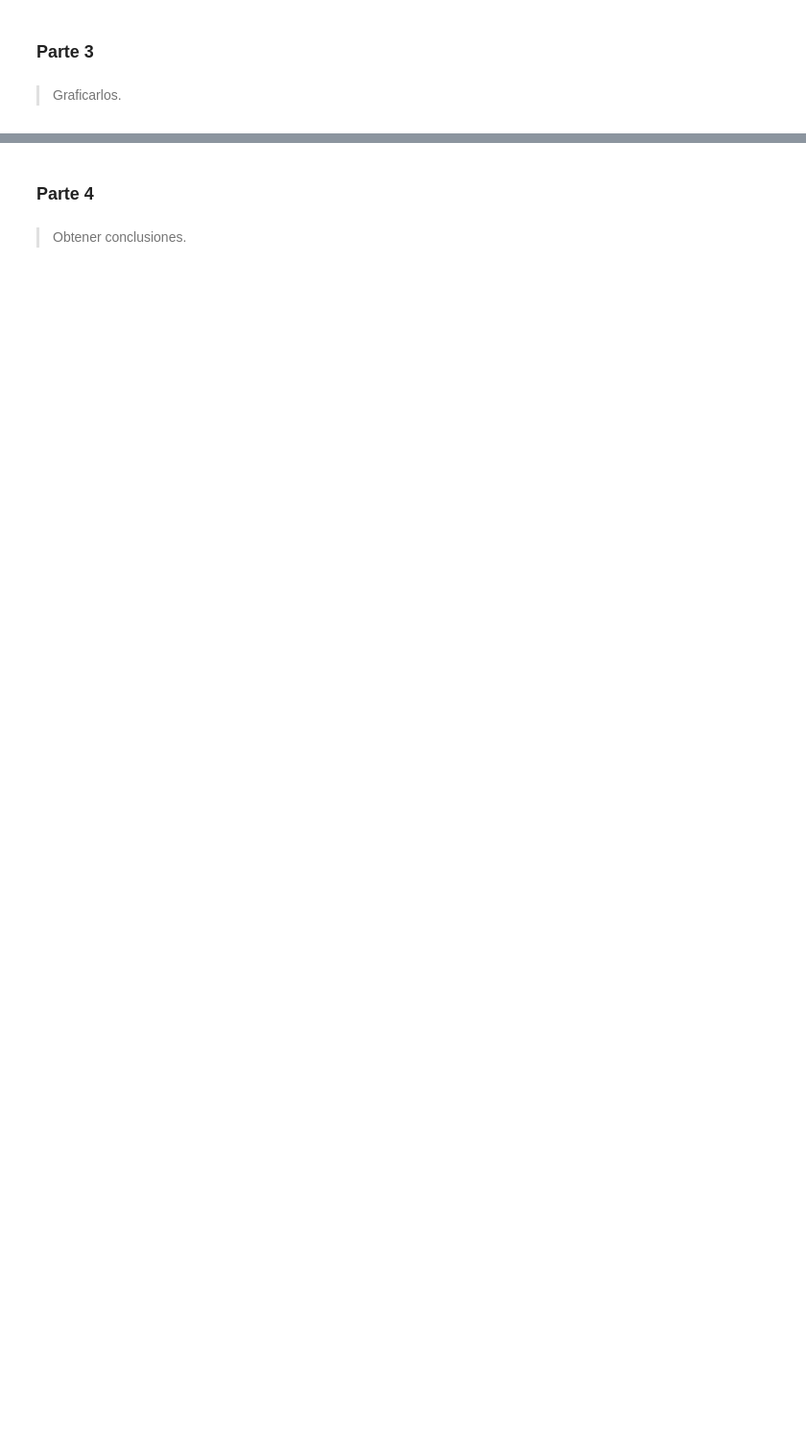
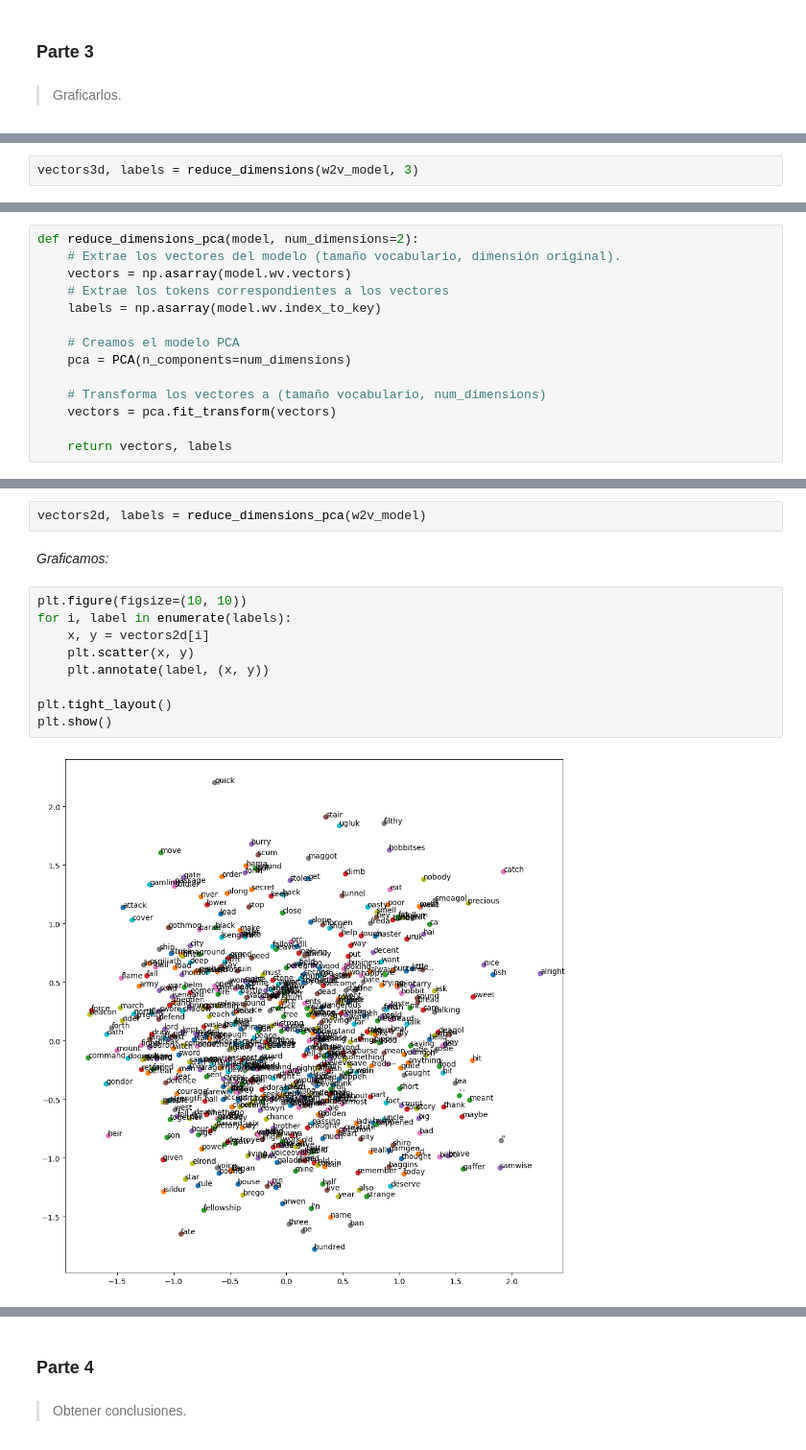
Before and after one commit to brunomaso1/uba-ceia, a Jupyter notebook: ceia-nlp/Desafio 2.ipynb, the cells around one changed output, grey strips where cells are left out. Shown at 96% size. Cells and saved outputs as stored; diff of their text form; blank space fills up the shorter version.

```diff
--- a/ceia-nlp/Desafio 2.ipynb
+++ b/ceia-nlp/Desafio 2.ipynb
@@ -63,0 +668,2 @@ from pandas import pandas
+# %%
+vectors3d, labels = reduce_dimensions(w2v_model, 3)
@@ -63,0 +688,14 @@ from pandas import pandas
+# %%
+def reduce_dimensions_pca(model, num_dimensions=2):
+    # Extrae los vectores del modelo (tamaño vocabulario, dimensión original).
+    vectors = np.asarray(model.wv.vectors)
+    # Extrae los tokens correspondientes a los vectores
+    labels = np.asarray(model.wv.index_to_key)
+
+    # Creamos el modelo PCA
+    pca = PCA(n_components=num_dimensions)
+
+    # Transforma los vectores a (tamaño vocabulario, num_dimensions)
+    vectors = pca.fit_transform(vectors)
+
+    return vectors, labels
@@ -63,0 +706,15 @@ from pandas import pandas
+# %%
+vectors2d, labels = reduce_dimensions_pca(w2v_model)
+# %% [markdown]
+_Graficamos:_
+# %%
+plt.figure(figsize=(10, 10))
+for i, label in enumerate(labels):
+    x, y = vectors2d[i]
+    plt.scatter(x, y)
+    plt.annotate(label, (x, y))
+
+plt.tight_layout()
+plt.show()
+# %% [output]
+[figure, added]
```
Also changed, not shown: parts of 100 cells of this notebook, 2 other files.
